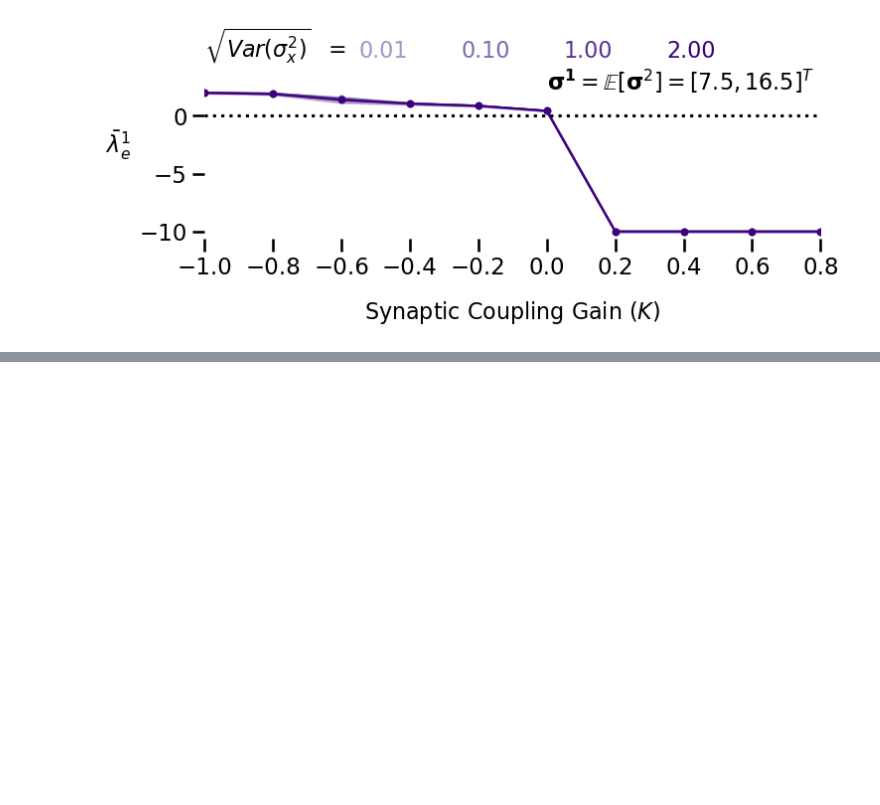
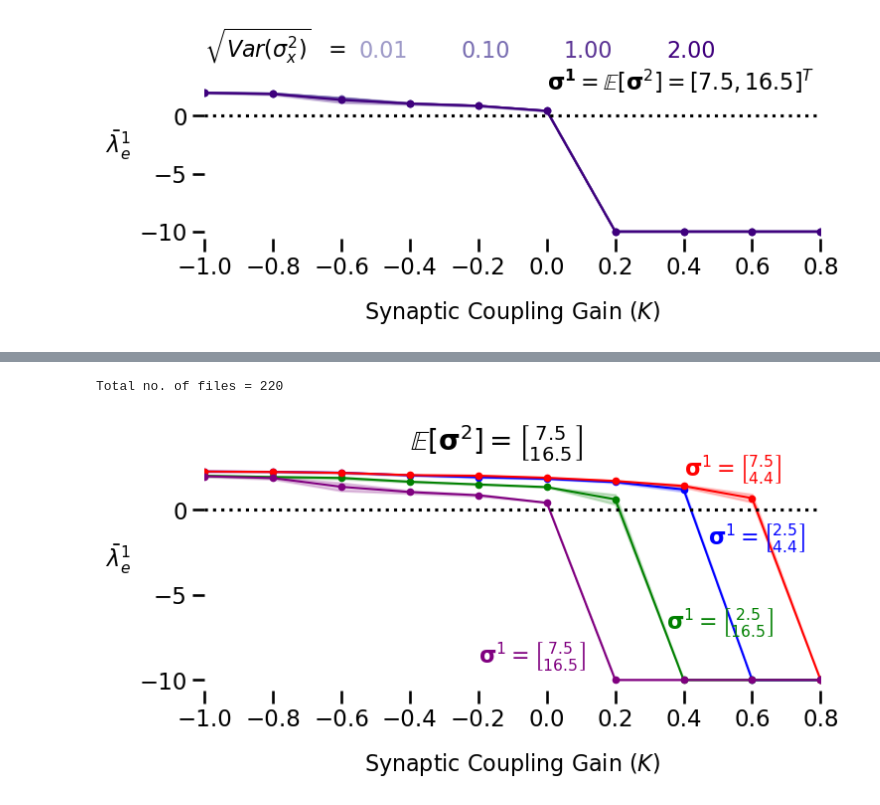
Before and after one commit to Kalana304/MAScResearch, a Jupyter notebook: network_modeling/two_node_system/figGeneration/lyapunov_analysis_system03.ipynb, the cells around one changed output, grey strips where cells are left out. Saved outputs shown, nothing was run; the diff lists cells and outputs as text; code cells hidden in the pictures; blank space fills up the shorter version.

Commit message:
latest versions of fig generators - 2 nodes

```diff
--- a/network_modeling/two_node_system/figGeneration/lyapunov_analysis_system03.ipynb
+++ b/network_modeling/two_node_system/figGeneration/lyapunov_analysis_system03.ipynb
@@ -353,0 +507,10 @@ plt.show()
+# %%
+load_dir = "../system_03/results/lyapunov/"
+load_str = datetime.datetime(2024, 4, 1)
+sub_dir = f"exp-{load_str.year}-{load_str.month}-{load_str.day}"
+
+results_dir = os.path.join(load_dir, sub_dir)
+file_paths = glob.glob(os.path.join(results_dir, '*.pkl'))
+print(f"Total no. of files = {len(file_paths)}")
+# %% [output]
+Total no. of files = 220
@@ -353,0 +527,19 @@ plt.show()
+# %%
+_temp = []
+_sortpaths = []
+
+varInd = 3
+for path_ in file_paths:
+    if f"_{iE + params['i_e2']:.3f}_sigVar_{sigVar[varInd]:.2f}" not in path_:
+        continue
+
+    Basename = os.path.basename(path_).split('.pkl')[0]
+    K = float(Basename.split('_K_')[-1].split('_ie_')[0])
+    _temp.append(K)
+    _sortpaths.append(path_)
+
+_temp = np.array(_temp)
+Ksort = np.argsort(_temp)
+
+_sortpaths = np.array(_sortpaths)
+_sortpaths = _sortpaths[Ksort]
@@ -353,0 +573,32 @@ plt.show()
+# %%
+colors= plt.get_cmap('jet')
+colorIter = iter(colors(np.linspace(0.3, 1, 4)))
+
+plt.figure(figsize=(8, 3))
+
+plt.plot(kVals[:-1], Lyap[:, 0], '.-', color = 'b', linewidth=1.5)
+plt.fill_between(kVals[:-1], Lyap[:, 0] - LyapVar[:, 0], Lyap[:, 0] + LyapVar[:, 0], color="b", alpha=0.2)
+plt.text(0.47, -2., r'$\mathbf{\sigma}^1 = \genfrac{[}{]}{0}{1}{2.5}{4.4}$', color = 'b',  fontsize=16)
+
+plt.plot(kVals[:-1], Lyap[:, 1], '.-', color = 'g', linewidth=1.5)
+plt.fill_between(kVals[:-1], Lyap[:, 1] - LyapVar[:, 1], Lyap[:, 1] + LyapVar[:, 1], color="g", alpha=0.2)
+plt.text(0.35, -7, r'$\mathbf{\sigma}^1 = \genfrac{[}{]}{0}{1}{2.5}{16.5}$', color = 'g',  fontsize=16)
+
+plt.plot(kVals[:-1], Lyap[:, 2], '.-', color = 'r', linewidth=1.5)
+plt.fill_between(kVals[:-1], Lyap[:, 2] - LyapVar[:, 2], Lyap[:, 2] + LyapVar[:, 2], color="r", alpha=0.2)
+plt.text(0.4, 2, r'$\mathbf{\sigma}^1 = \genfrac{[}{]}{0}{1}{7.5}{4.4}$', color = 'r',  fontsize=16)
+
+plt.plot(kVals[:-1], Lyap[:, 3], '.-', color = 'purple', linewidth=1.5)
+plt.fill_between(kVals[:-1], Lyap[:, 3] - LyapVar[:, 3], Lyap[:, 3] + LyapVar[:, 3], color="purple", alpha=0.2)
+plt.text(-0.2, -9, r'$\mathbf{\sigma}^1 = \genfrac{[}{]}{0}{1}{7.5}{16.5}$', color = 'purple',  fontsize=16)
+
+plt.text(-0.4, 3.5, r"$\mathbb{E}[\mathbf{\sigma}^2]= \genfrac{[}{]}{0}{1}{7.5}{16.5}$", fontsize=20)
+plt.axhline(y=0, color = 'k', linestyle=':')
+plt.ylabel(r"$\bar{\lambda}^1_e$", fontsize=16, rotation=0, labelpad=15)
+plt.xlabel(r"Synaptic Coupling Gain $(K)$", fontsize=16, labelpad=15)
+plt.xlim(kMin, max(kVals[:-1]))
+for pos in ["right", "left", "top", "bottom"]:
+    plt.gca().spines[pos].set_visible(False)
+plt.savefig(os.path.join(figureroot, f"Imod_{iE:.3f}mV_sigVar_{sigVar[varInd]:.2f}_K_Het2Node.png"), dpi=300, bbox_inches='tight')
+# %% [output]
+[figure, added]
```
Also changed, not shown: parts of 9 cells of this notebook, 1 other file.
